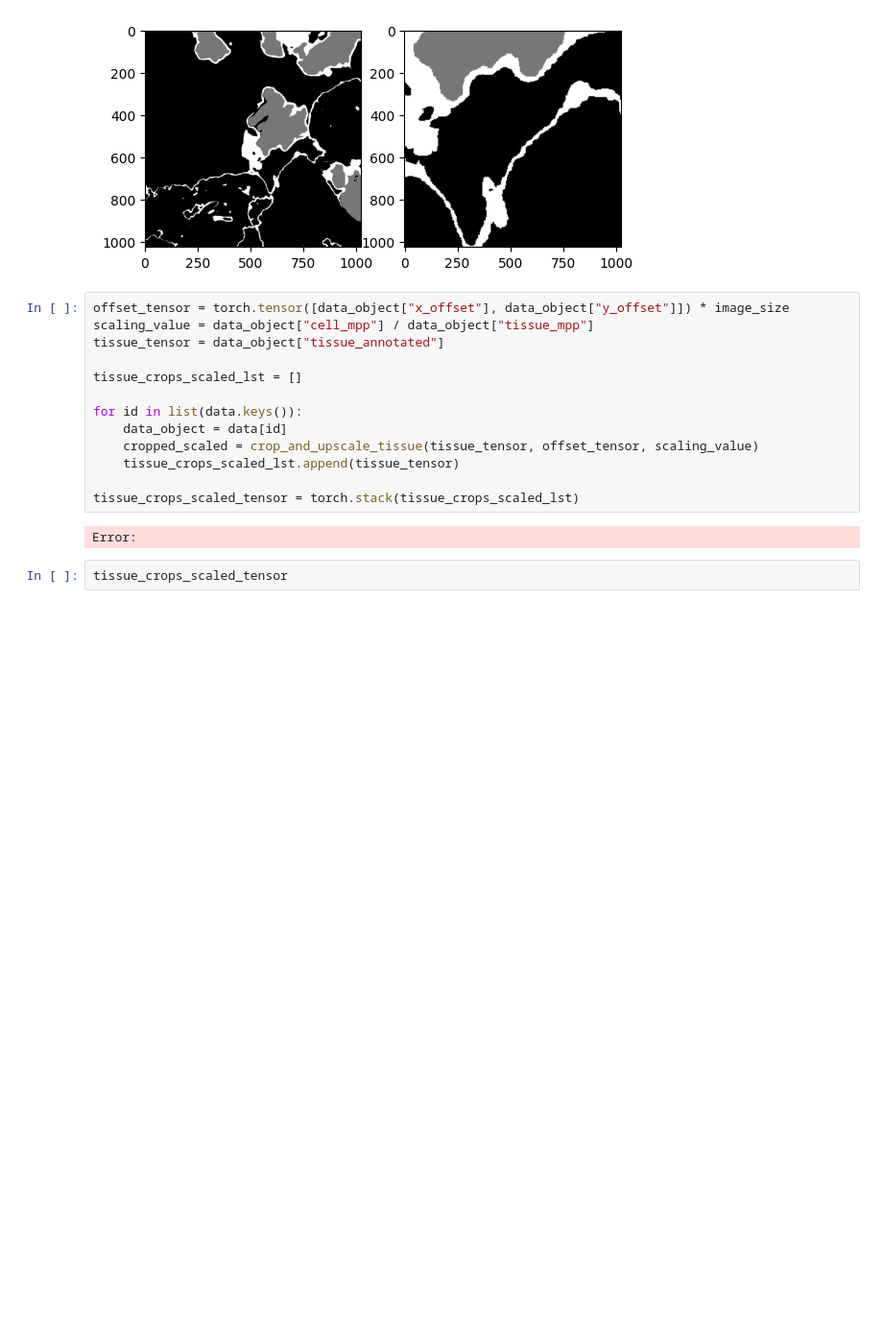
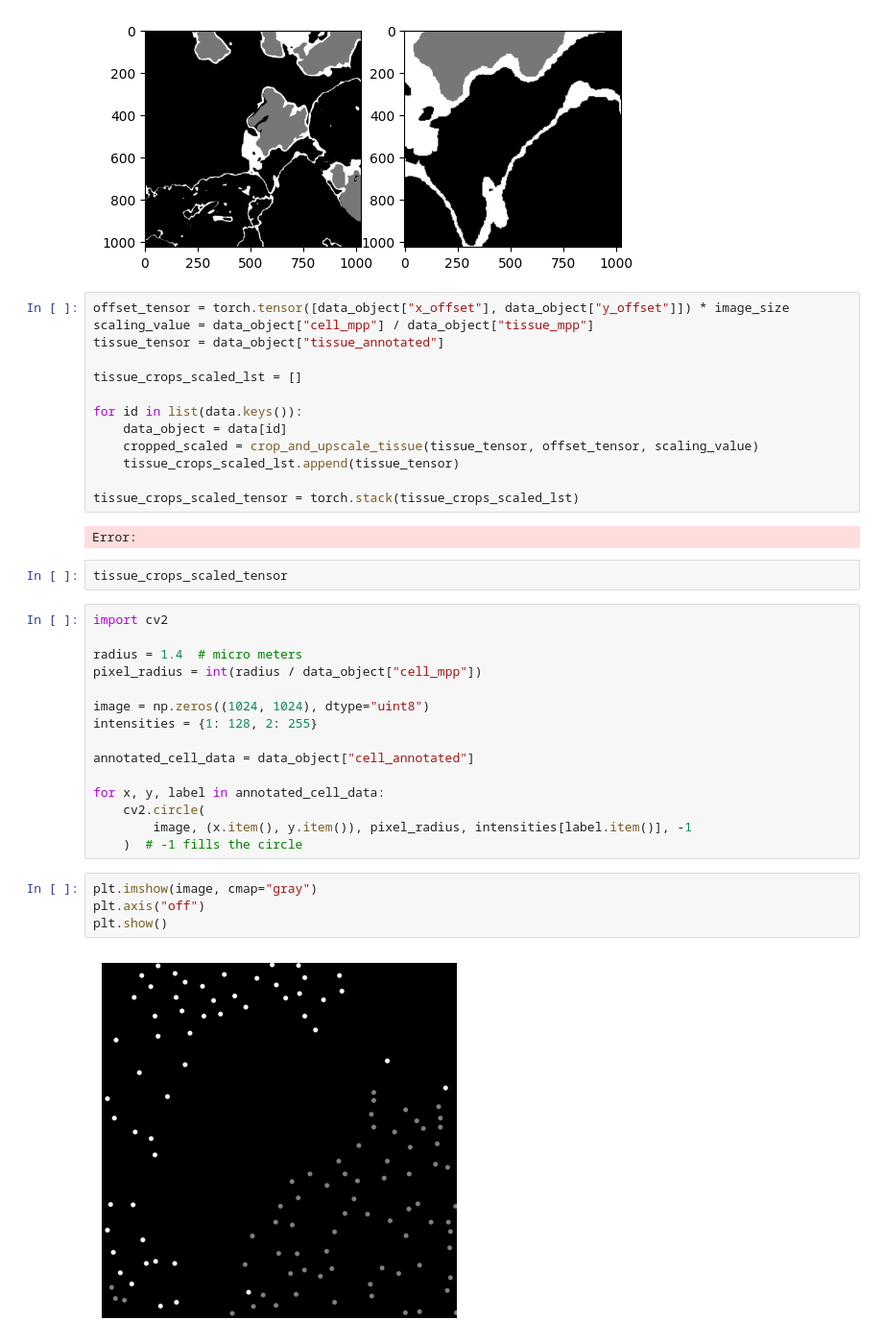
Before and after one commit to bendikgh/histopathology_segmentation, a Jupyter notebook: eda.ipynb, the cells around one changed output. Shown at 96% size. Drawn from its saved outputs; the diff is of its cells as text; blank space fills up the shorter version.

Commit message:
add circles from csv

```diff
--- a/eda.ipynb
+++ b/eda.ipynb
@@ -185,3 +185,24 @@ tissue_crops_scaled_tensor = torch.stack(tissue_crops_scaled_lst)
 Error:
 # %%
 tissue_crops_scaled_tensor
+# %%
+import cv2
+
+radius = 1.4  # micro meters
+pixel_radius = int(radius / data_object["cell_mpp"])
+
+image = np.zeros((1024, 1024), dtype="uint8")
+intensities = {1: 128, 2: 255}
+
+annotated_cell_data = data_object["cell_annotated"]
+
+for x, y, label in annotated_cell_data:
+    cv2.circle(
+        image, (x.item(), y.item()), pixel_radius, intensities[label.item()], -1
+    )  # -1 fills the circle
+# %%
+plt.imshow(image, cmap="gray")
+plt.axis("off")
+plt.show()
+# %% [output]
+[figure, added]
```
